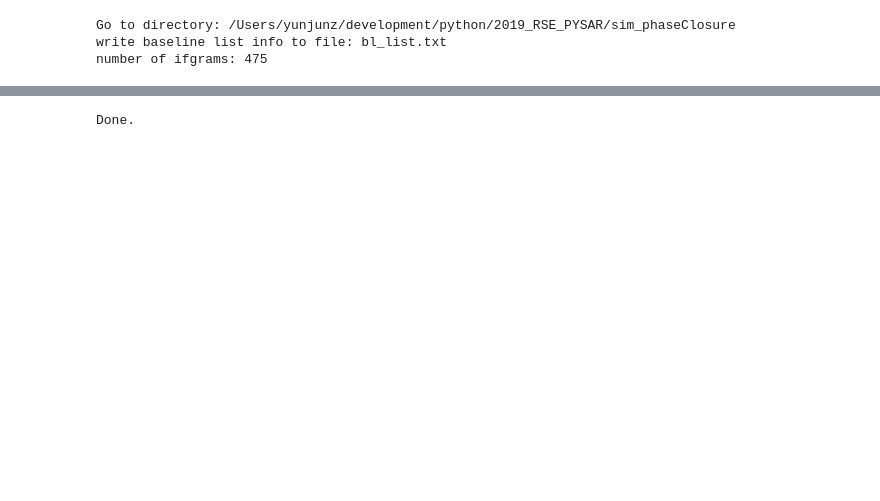
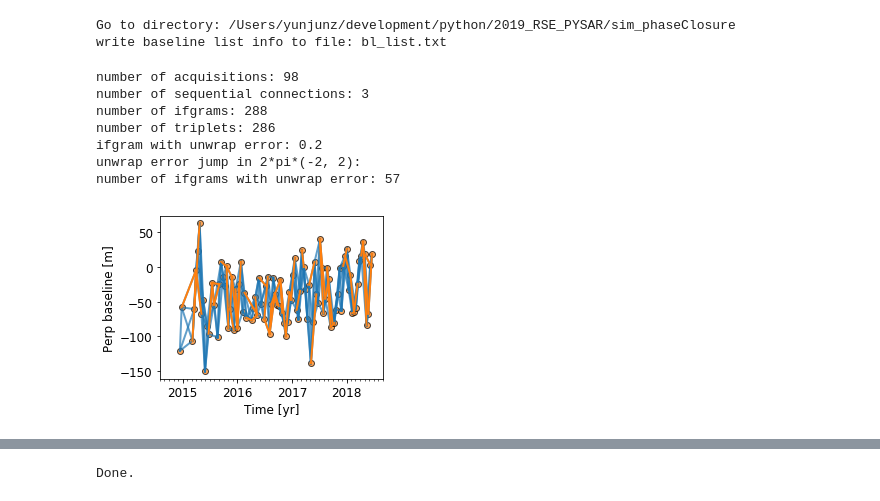
Before and after one commit to geodesymiami/Yunjun_et_al-2019-MintPy, a Jupyter notebook: Fig_04_sim_phaseClosure.ipynb, the cells around one changed output, grey strips where cells are left out. Drawn from its saved outputs; the diff is of its cells as text; code cells hidden in the pictures; blank space fills up the shorter version.

```diff
--- a/Fig_04_sim_phaseClosure.ipynb
+++ b/Fig_04_sim_phaseClosure.ipynb
@@ -5,10 +5,12 @@ import time
 import pickle
 import numpy as np
 from matplotlib import pyplot as plt, ticker
+from cvxopt import matrix, sparse
 from pysar.simulation.plot import *
 from pysar.simulation import simulation as sim
 from pysar.objects import timeseries, ifgramStack, sensor
 from pysar.utils import readfile, ptime, plot as pp, utils as ut, network as pnet
+from pysar.utils.solvers import l1reg_lstsq
 #from pysar.unwrap_error_phase_closure import correct_unwrap_error_closure
 
 work_dir = os.path.expandvars('$PNOTE/sim_phaseClosure')
@@ -23,27 +25,64 @@ ts_obj = timeseries(ts_file)
 ts_obj.open(print_msg=False)
 ts_obj.save2bl_list_file(out_file='bl_list.txt')
 
+# specified time-series displacement
 tbase = np.array(ts_obj.tbase)
 ts_sim = sim.sim_variable_timeseries(tbase, display=False)
-date_list = ts_obj.dateList
-dates = ptime.date_list2vector(date_list)[0]
-
 inc_angle = ut.incidence_angle(ts_obj.metadata, dimension=0, print_msg=False)
-
-# Network Setup
-num_conn = 5
-date12_list = pnet.select_pairs_sequential(ts_obj.dateList, num_connection=num_conn, date12_format='YYYYMMDD_YYYYMMDD')
-num_ifgram = len(date12_list)
-A, B = ifgramStack.get_design_matrix4timeseries(date12_list=date12_list)
-C = ifgramStack.get_design_matrix4triplet(date12_list=date12_list)
-print('number of ifgrams: {}'.format(num_ifgram))
 
 ## Decorrelation Noise Setup
 coh_resid, decor_time = 0.0, 200  # 0.0, 50; 0.1, 50; 0.0, 200; 0.2, 200; 0.4, 200
-num_sample = 100
-L_max = 50
 L = 3 * 9
 # %% [output]
 Go to directory: /Users/yunjunz/development/python/2019_RSE_PYSAR/sim_phaseClosure
 write baseline list info to file: bl_list.txt
-number of ifgrams: 475
+# %%
+# Network Setup
+num_conn = 3
+date12_list = pnet.select_pairs_sequential(ts_obj.dateList, num_connection=num_conn, date12_format='YYYYMMDD_YYYYMMDD')
+num_ifgram = len(date12_list)
+C = ifgramStack.get_design_matrix4triplet(date12_list=date12_list)
+print('number of acquisitions: {}'.format(len(ts_obj.dateList)))
+print('number of sequential connections: {}'.format(num_conn))
+print('number of ifgrams: {}'.format(num_ifgram))
+print('number of triplets: {}'.format(C.shape[0]))
+
+# simulate ifgram without unwrap error
+ifgram_sim = sim.simulate_network(ts_sim, date12_list, decor_time, coh_resid, L=3*9, num_sample=1, baseline_file='bl_list.txt', sensor_name=sensor_name, inc_angle=inc_angle)[0].flatten()
+# add unwrap error
+ifgram_err, idx_ifg_err = sim.add_unw_err2ifgram(ifgram_sim, percentage=0.2, Nmax=2, print_msg=True)
+
+# plot
+fig, ax = plt.subplots(figsize=[4, 3])
+# 1. plot acquisitions
+ax.plot(ts_obj.times, ts_obj.pbase, 'ko', alpha=0.7, ms=6, mfc=pp.mplColors[1])
+# 2. plot all interferometric pairs
+for date12 in date12_list:
+    date1, date2 = date12.split('_')
+    idx1 = ts_obj.dateList.index(date1)
+    idx2 = ts_obj.dateList.index(date2)
+    x = [ts_obj.times[idx1], ts_obj.times[idx2]]
+    y = [ts_obj.pbase[idx1], ts_obj.pbase[idx2]]
+    ax.plot(x, y, '-', lw=2, alpha=0.7, c=pp.mplColors[0])
+# 3. plot interferometric pairs with error
+for date12 in np.array(date12_list)[idx_ifg_err]:
+    date1, date2 = date12.split('_')
+    idx1 = ts_obj.dateList.index(date1)
+    idx2 = ts_obj.dateList.index(date2)
+    x = [ts_obj.times[idx1], ts_obj.times[idx2]]
+    y = [ts_obj.pbase[idx1], ts_obj.pbase[idx2]]
+    ax.plot(x, y, '-', lw=2, alpha=1.0, c=pp.mplColors[1])
+# axis format
+pp.auto_adjust_xaxis_date(ax, ts_obj.times, fontsize=font_size)
+ax.set_xlabel('Time [yr]', fontsize=font_size)
+ax.set_ylabel('Perp baseline [m]', fontsize=font_size)
+plt.show()
+# %% [output]
+number of acquisitions: 98
+number of sequential connections: 3
+number of ifgrams: 288
+number of triplets: 286
+ifgram with unwrap error: 0.2
+unwrap error jump in 2*pi*(-2, 2):
+number of ifgrams with unwrap error: 57
+[figure, added]
```
Also changed, not shown: parts of 21 cells of this notebook, 2 other files.
